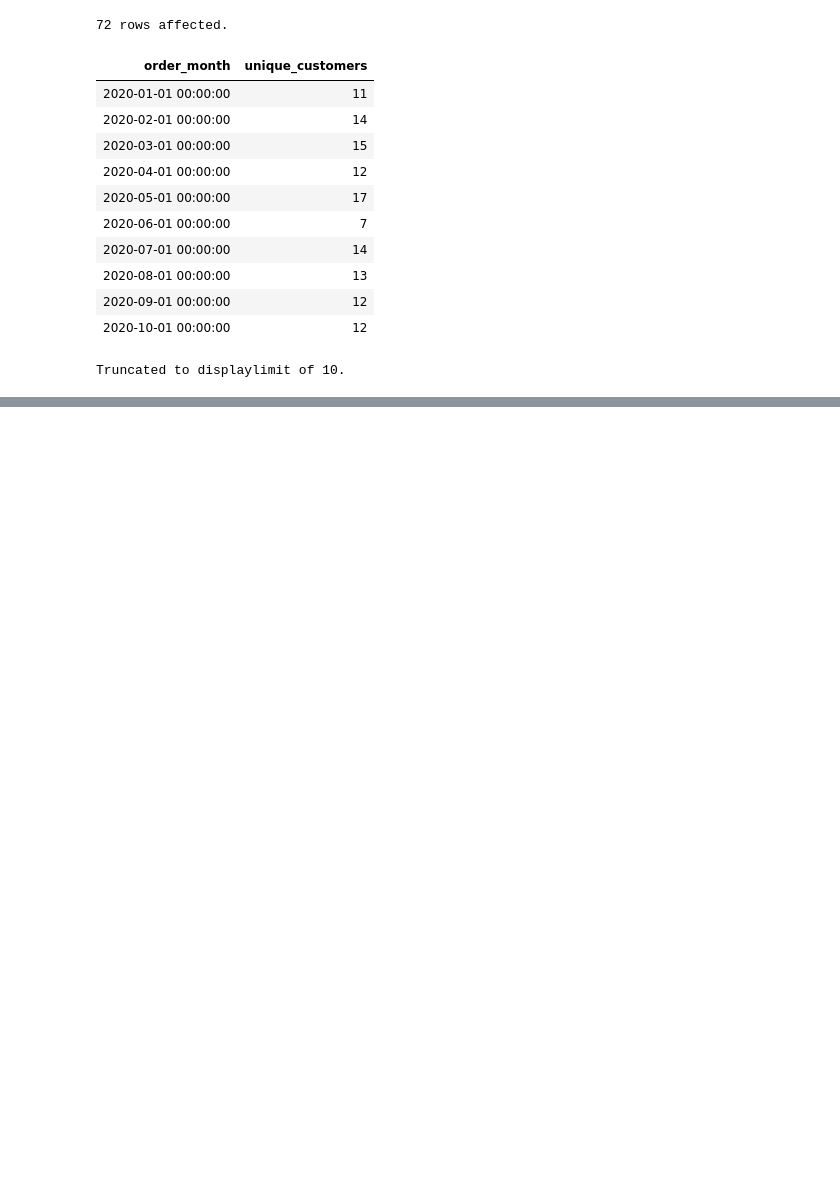
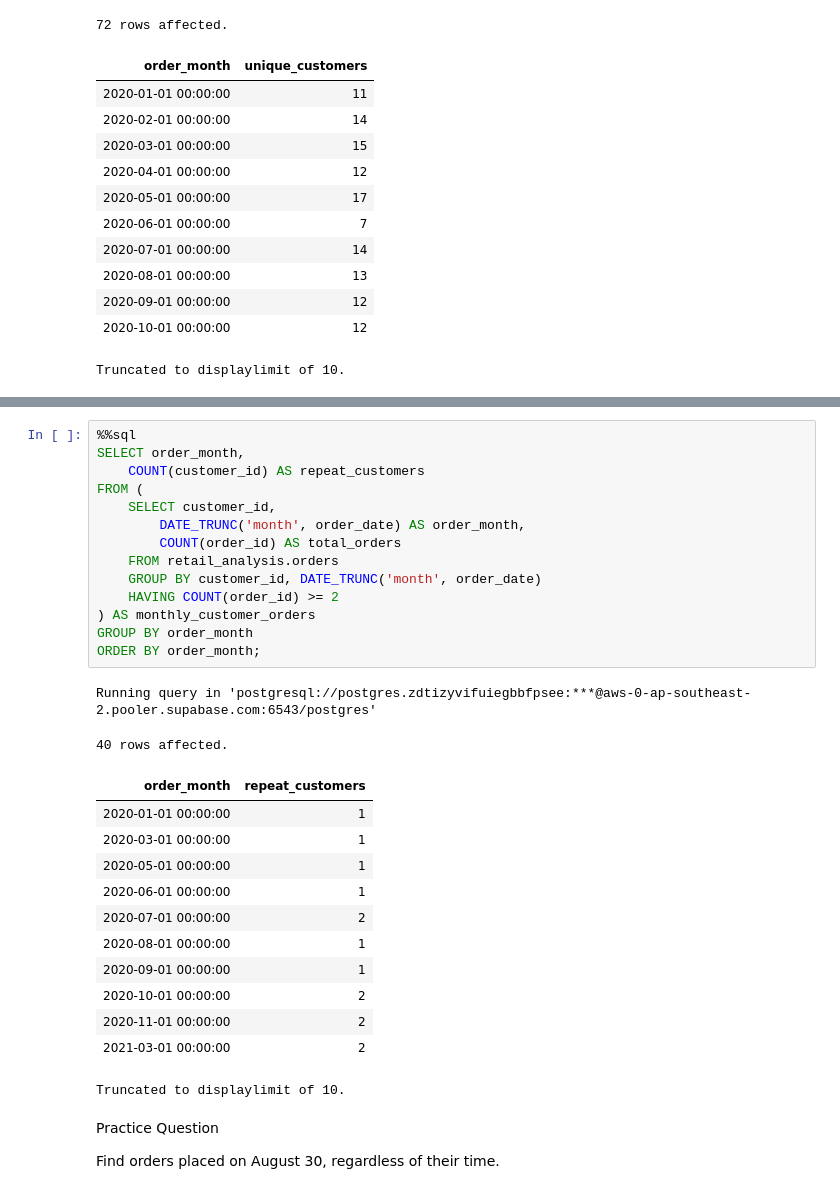
Before and after one commit to umesh-creates/sql_pandas_exercise_and_notes, a Jupyter notebook: retail_analysis exercise/date _and_time.ipynb, the cells around one changed output, grey strips where cells are left out. Drawn from its saved outputs; the diff is of its cells as text; blank space fills up the shorter version.

```diff
--- a/retail_analysis exercise/date _and_time.ipynb
+++ b/retail_analysis exercise/date _and_time.ipynb
@@ -2347,0 +2389,33 @@ Running query in 'postgresql://postgres.zdtizyvifuiegbbfpsee:***@aws-0-ap-southe
+# %%
+%%sql
+SELECT order_month,
+    COUNT(customer_id) AS repeat_customers
+FROM (
+    SELECT customer_id,
+        DATE_TRUNC('month', order_date) AS order_month,
+        COUNT(order_id) AS total_orders
+    FROM retail_analysis.orders
+    GROUP BY customer_id, DATE_TRUNC('month', order_date)
+    HAVING COUNT(order_id) >= 2
+) AS monthly_customer_orders
+GROUP BY order_month
+ORDER BY order_month;
+# %% [output]
+Running query in 'postgresql://postgres.zdtizyvifuiegbbfpsee:***@aws-0-ap-southeast-2.pooler.supabase.com:6543/postgres'
+40 rows affected.
+| order_month | repeat_customers |
+| 2020-01-01 00:00:00 | 1 |
+| 2020-03-01 00:00:00 | 1 |
+| 2020-05-01 00:00:00 | 1 |
+| 2020-06-01 00:00:00 | 1 |
+| 2020-07-01 00:00:00 | 2 |
+| 2020-08-01 00:00:00 | 1 |
+| 2020-09-01 00:00:00 | 1 |
+| 2020-10-01 00:00:00 | 2 |
+| 2020-11-01 00:00:00 | 2 |
+| 2021-03-01 00:00:00 | 2 |
+Truncated to displaylimit of 10.
+# %% [markdown]
+Practice Question
+
+Find orders placed on August 30, regardless of their time.
```
Also changed, not shown: parts of 19 cells of this notebook.
